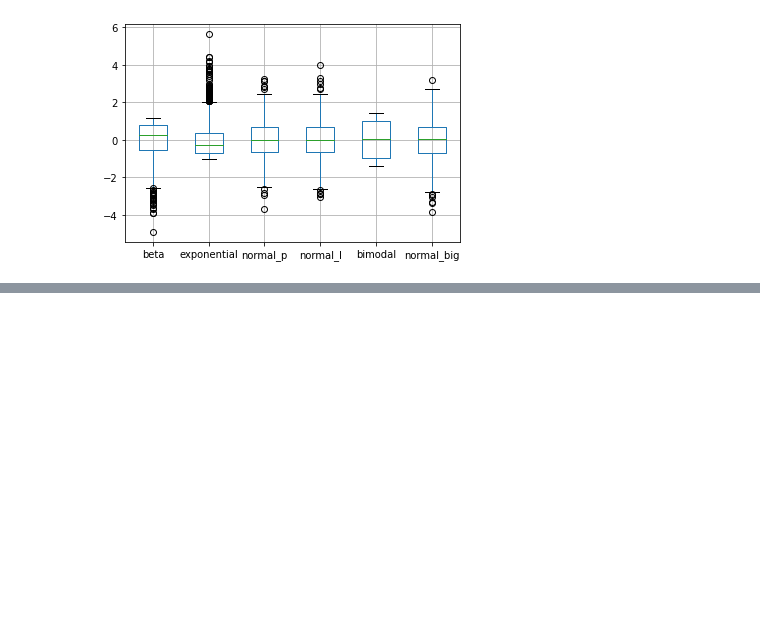
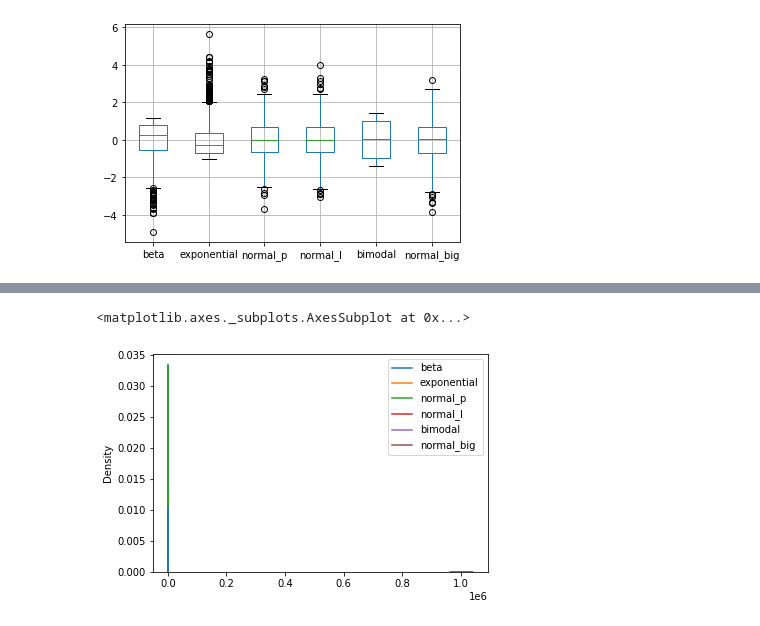
Before and after one commit to mark3000-010701/Dataanalyst, a Jupyter notebook: Thực_Hành_Tiền_xử_lí_1.ipynb, the cells around one changed output, grey strips where cells are left out. Saved outputs shown, nothing was run; the diff lists cells and outputs as text; code cells hidden in the pictures; blank space fills up the shorter version.

```diff
--- a/Thực_Hành_Tiền_xử_lí_1.ipynb
+++ b/Thực_Hành_Tiền_xử_lí_1.ipynb
@@ -117,0 +170,7 @@ df_s.boxplot()
+# %%
+normal_big = np.random.normal(1000000, 10000, (1000,1))  # normal distribution of large values
+df['normal_big'] = normal_big
+sns.kdeplot(data=df)
+# %% [output]
+<matplotlib.axes._subplots.AxesSubplot at 0x...>
+[figure, added]
```
Also changed, not shown: parts of 22 cells of this notebook.
